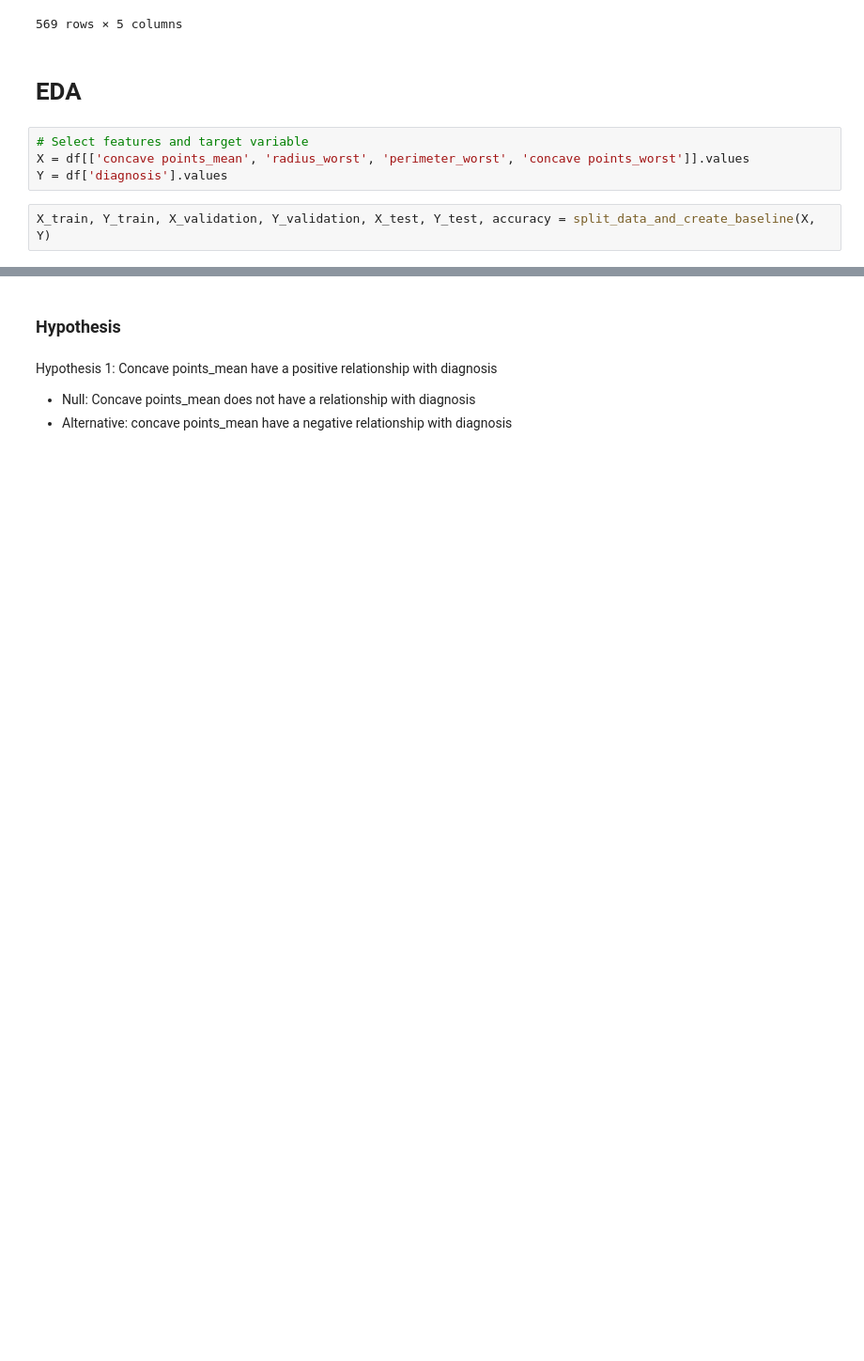
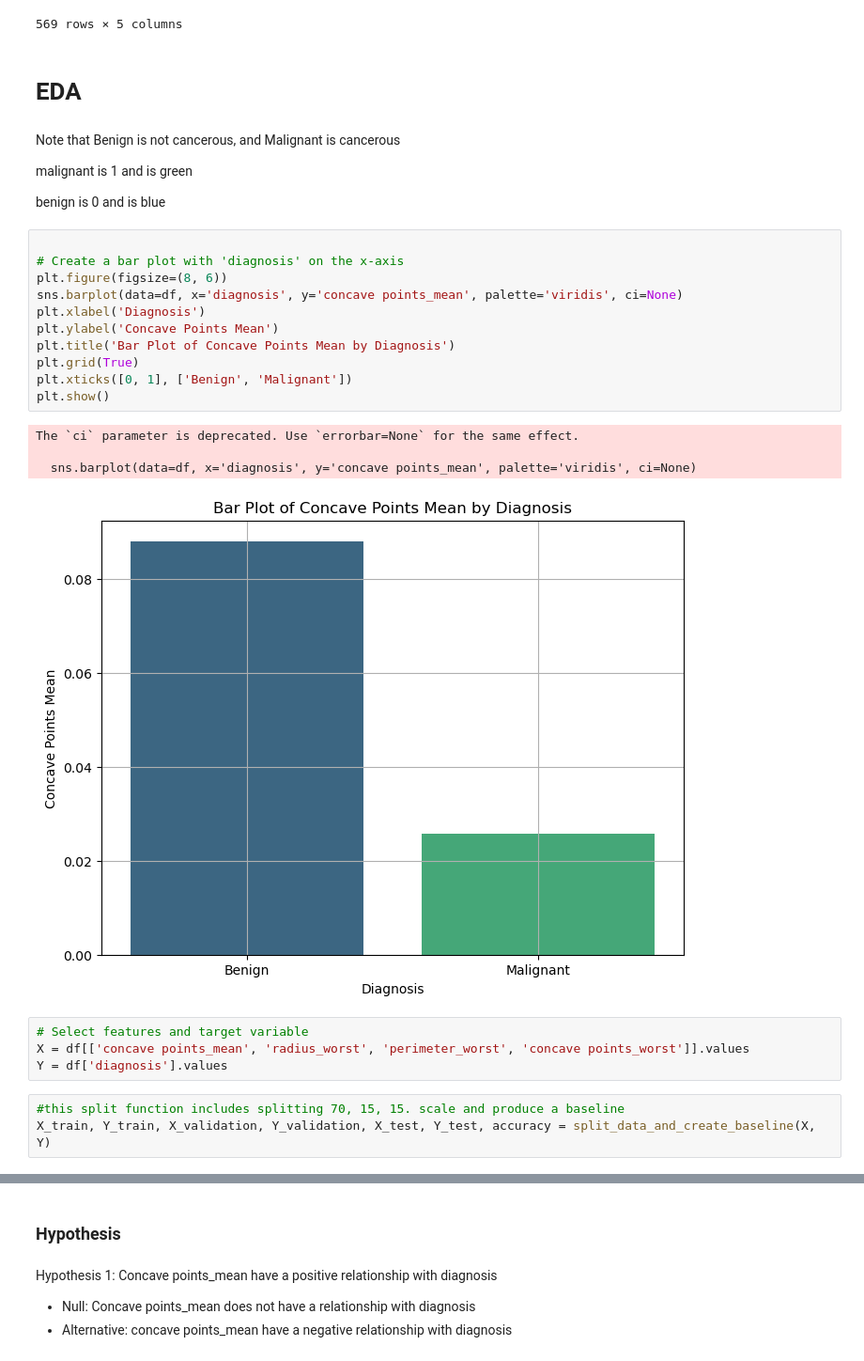
Before and after one commit to Thoai-Adam/Individual-Project, a Jupyter notebook: final_notebook.ipynb, the cells around one changed output, grey strips where cells are left out. Shown: that part at 94% size. Saved outputs shown, nothing was run; the diff lists cells and outputs as text; blank space fills up the shorter version.

Commit message:
wrap up visualization

```diff
--- a/final_notebook.ipynb
+++ b/final_notebook.ipynb
@@ -56,9 +54,32 @@ df
 569 rows × 5 columns
 # %% [markdown]
 # EDA
+# %% [markdown]
+Note that Benign is not cancerous, and Malignant is cancerous
+
+malignant is 1 and is green
+
+benign is 0 and is blue
+# %%
+
+# Create a bar plot with 'diagnosis' on the x-axis
+plt.figure(figsize=(8, 6))
+sns.barplot(data=df, x='diagnosis', y='concave points_mean', palette='viridis', ci=None)
+plt.xlabel('Diagnosis')
+plt.ylabel('Concave Points Mean')
+plt.title('Bar Plot of Concave Points Mean by Diagnosis')
+plt.grid(True)
+plt.xticks([0, 1], ['Benign', 'Malignant'])
+plt.show()
+# %% [output]
+The `ci` parameter is deprecated. Use `errorbar=None` for the same effect.
+
+  sns.barplot(data=df, x='diagnosis', y='concave points_mean', palette='viridis', ci=None)
+[figure, added]
 # %%
 # Select features and target variable
 X = df[['concave points_mean', 'radius_worst', 'perimeter_worst', 'concave points_worst']].values
 Y = df['diagnosis'].values
 # %%
+#this split function includes splitting 70, 15, 15. scale and produce a baseline
 X_train, Y_train, X_validation, Y_validation, X_test, Y_test, accuracy = split_data_and_create_baseline(X, Y)
```
Also changed, not shown: parts of 19 cells of this notebook, 3 other files.
